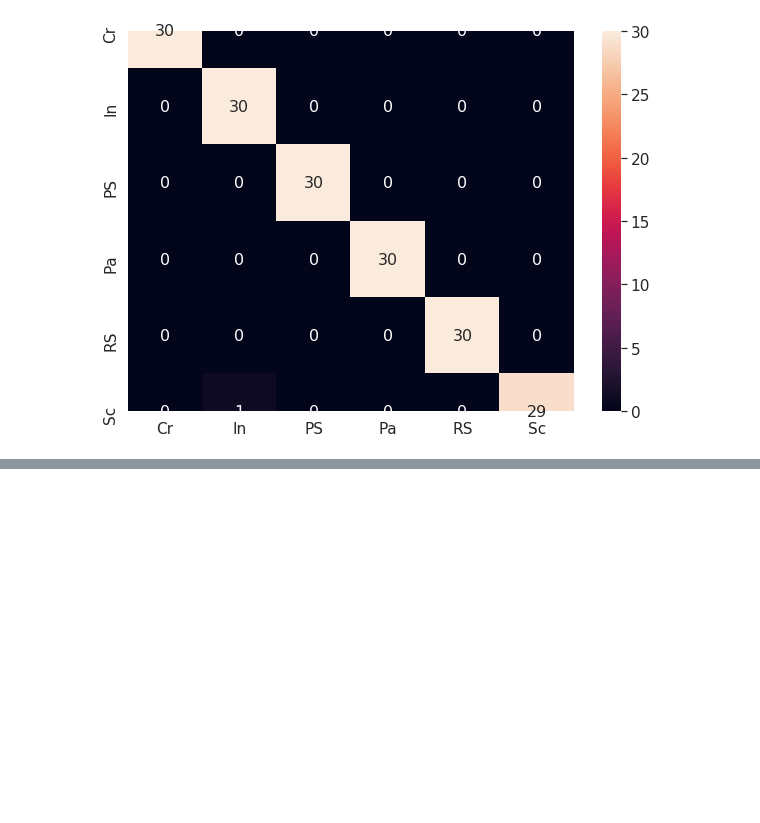
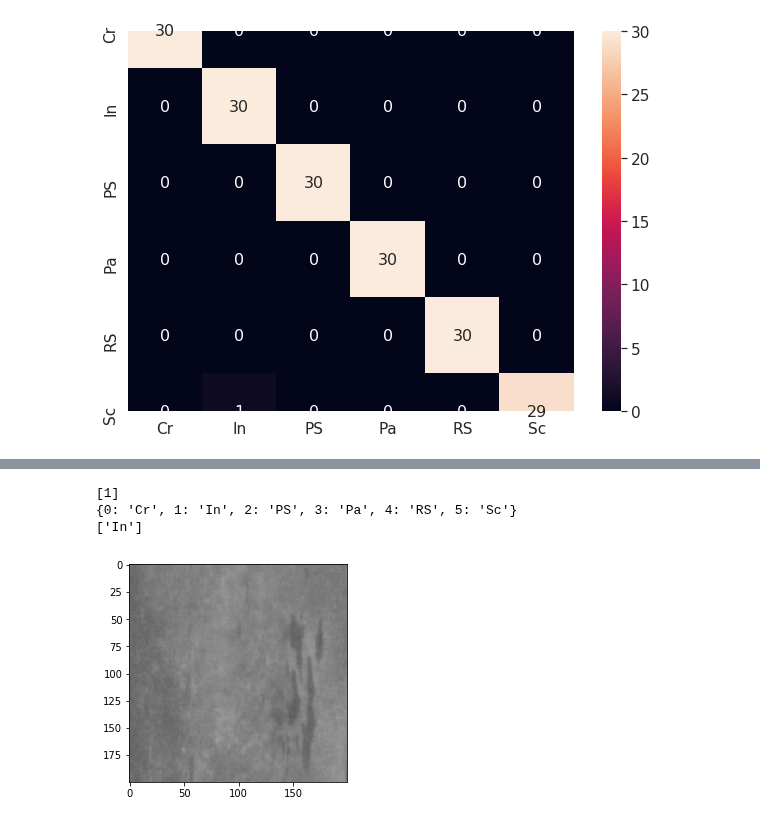
Before and after one commit to mahesh-sudhakar/NEU_XAI, a Jupyter notebook: xai_tl.ipynb, the cells around one changed output, grey strips where cells are left out. Cells and saved outputs as stored; diff of their text form; code cells hidden in the pictures; blank space fills up the shorter version.

```diff
--- a/xai_tl.ipynb
+++ b/xai_tl.ipynb
@@ -317,0 +357,8 @@ plt.savefig('/content/drive/My Drive/xai_model/MN_CM_25.jpg')
+# %%
+print(predIndxs)
+print(labels)
+print(predictions)
+# %% [output]
+[1]
+{0: 'Cr', 1: 'In', 2: 'PS', 3: 'Pa', 4: 'RS', 5: 'Sc'}
+['In']
@@ -317,0 +372,9 @@ plt.savefig('/content/drive/My Drive/xai_model/MN_CM_25.jpg')
+# %%
+img = image.load_img('/content/drive/My Drive/NEU surface defect database - test split/Test/In/In_150.bmp', target_size=(200,200))
+plt.imshow(img)
+
+img = image.img_to_array(img)
+img = np.expand_dims(img, axis=0)
+img = preprocess_input(img)
+# %% [output]
+[figure, added]
```
Also changed, not shown: parts of 33 cells of this notebook.
